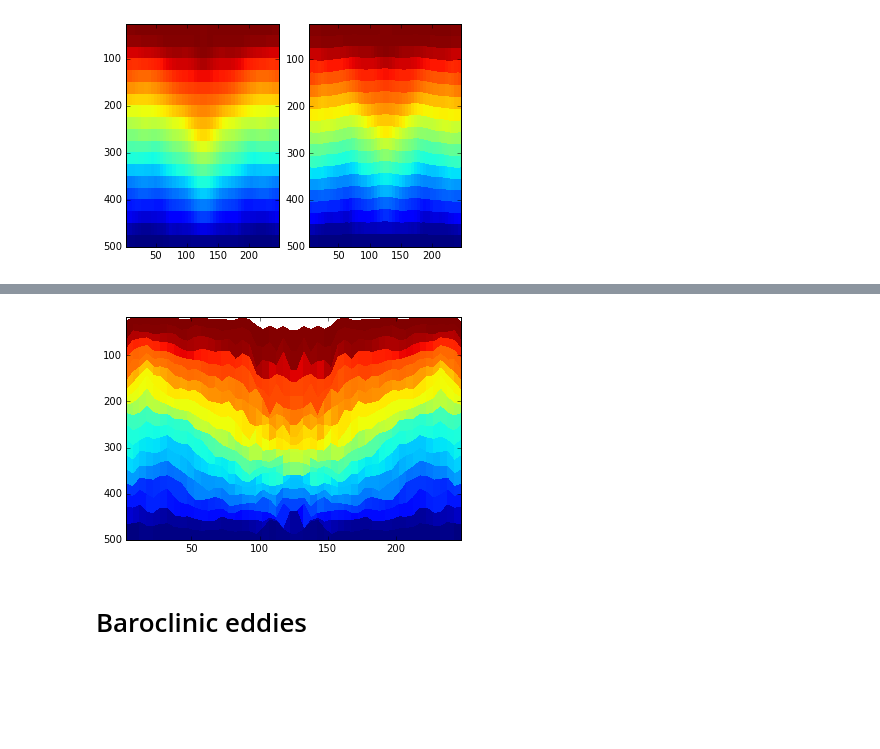
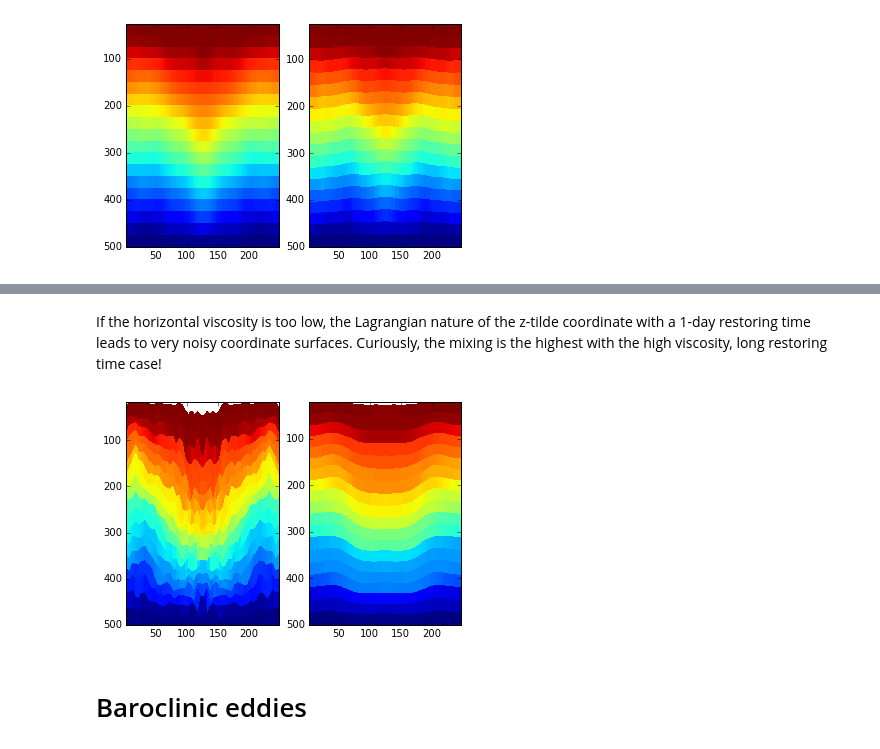
Before and after one commit to angus-g/mom6-spurious, a Jupyter notebook: analysis/Preliminary Analysis.ipynb, the cells around one changed output, grey strips where cells are left out. Drawn from its saved outputs; the diff is of its cells as text; code cells hidden in the pictures; blank space fills up the shorter version.

```diff
--- a/analysis/Preliminary Analysis.ipynb
+++ b/analysis/Preliminary Analysis.ipynb
@@ -219,12 +223,23 @@ plt.gca().invert_yaxis()
+# %% [markdown]
+If the horizontal viscosity is too low, the Lagrangian nature of the z-tilde coordinate with a 1-day restoring time leads to very noisy coordinate surfaces. Curiously, the mixing is the highest with the high viscosity, long restoring time case!
 # %%
 d = xr.open_dataset(os.path.join(basedir_waves, 'internal_waves_T1d_KH0.01/prog.nc'))
 f = d.isel(Time=-1).mean('yh')
 
+plt.subplot(121)
 plt.pcolor(f.xh, np.cumsum(f.h_postale, axis=0), f.T_postale)
 plt.axis('tight')
 plt.gca().invert_yaxis()
+
+d = xr.open_dataset(os.path.join(basedir_waves, 'internal_waves_T1d_KH150/prog.nc'))
+f = d.isel(Time=-1).mean('yh')
+
+plt.subplot(122)
+plt.pcolor(f.xh, np.cumsum(f.h_postale, axis=0), f.T_postale)
+plt.axis('tight')
+plt.gca().invert_yaxis()
 # %% [output]
-[figure, old version]
+[figure, new version]
 # %% [markdown]
 # Baroclinic eddies
 # %%
```
Also changed, not shown: parts of 11 cells of this notebook.
